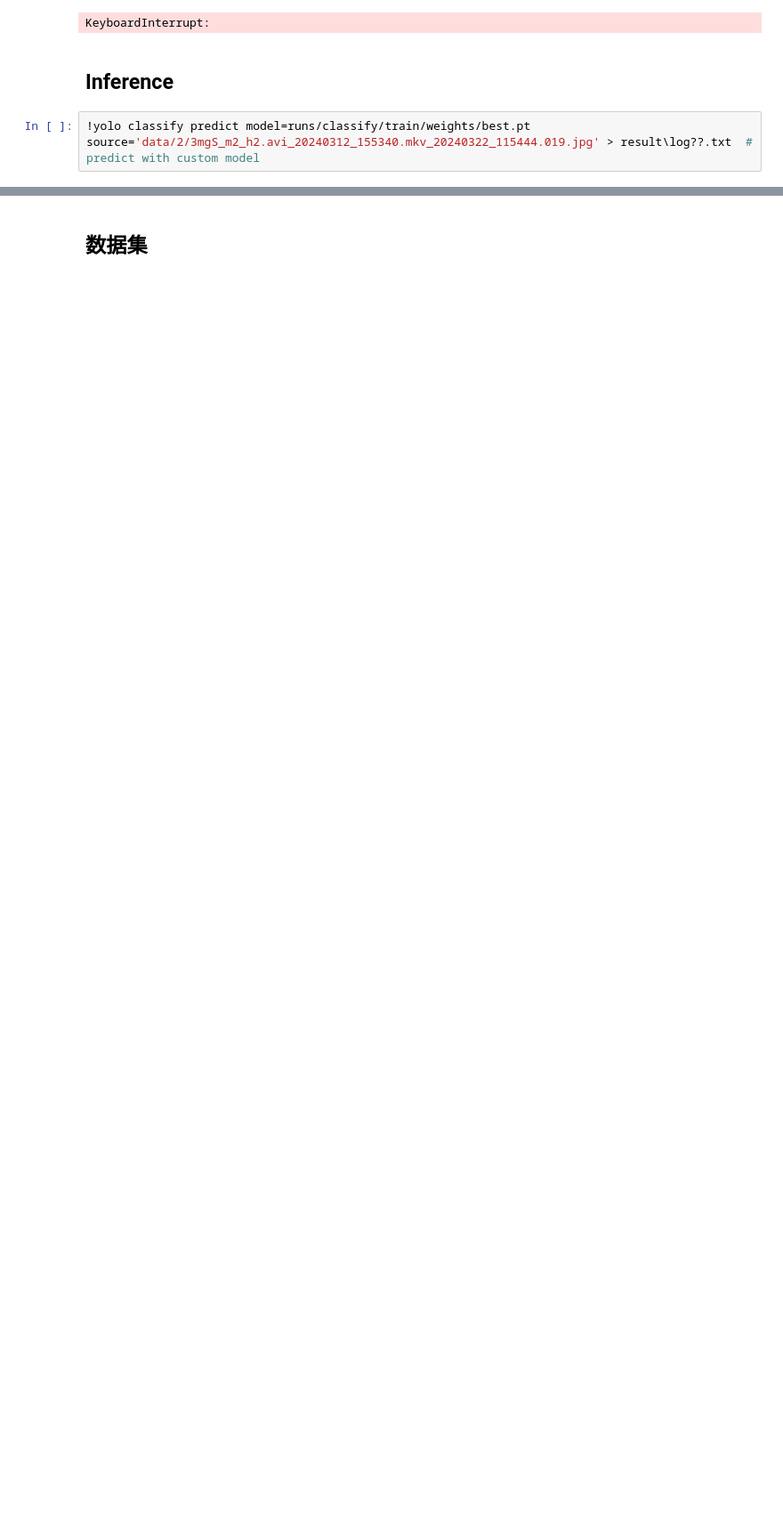
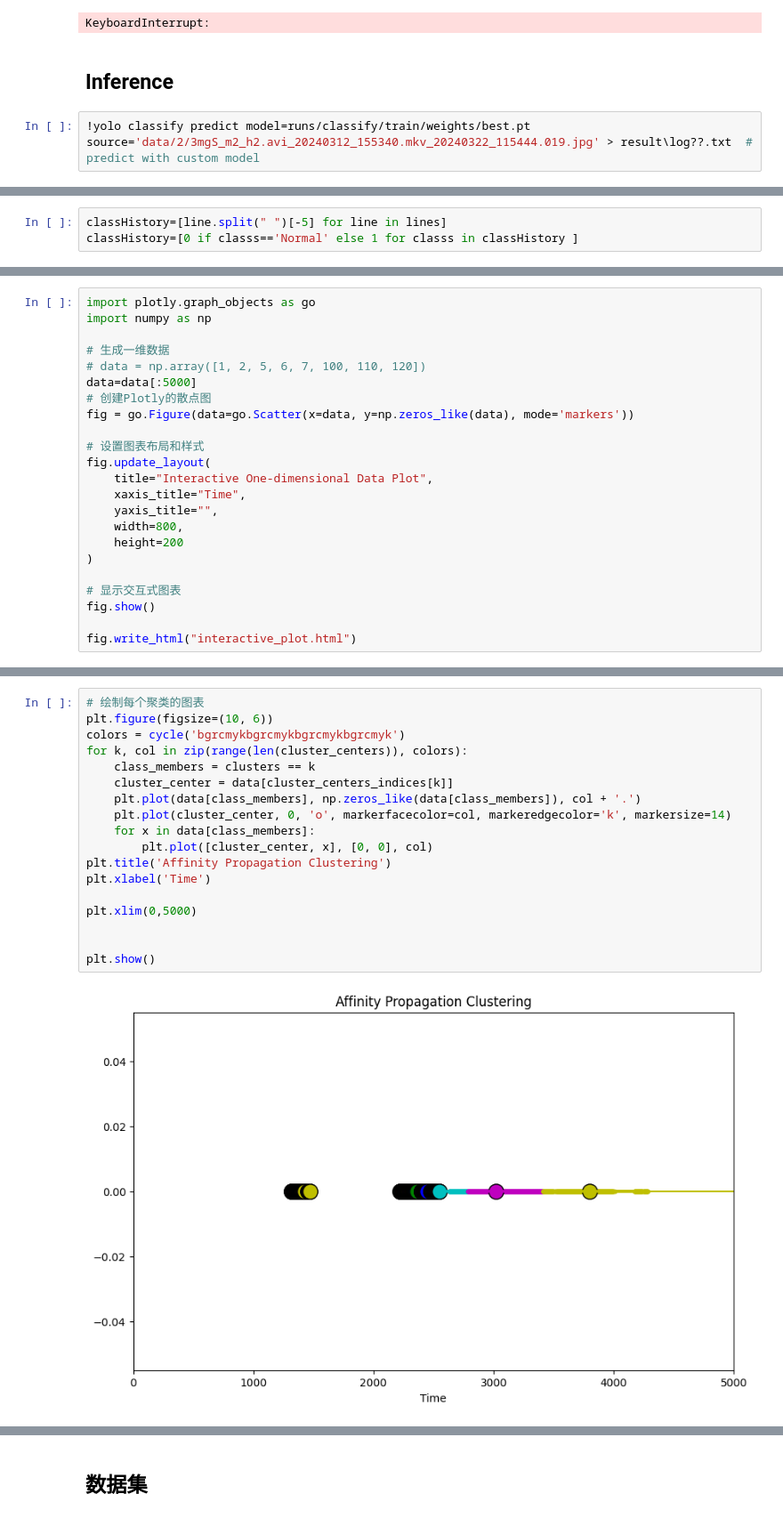
Before and after one commit to arnoliudaxia/mouseMotion_Recognition, a Jupyter notebook: yolo.ipynb, the cells around one changed output, grey strips where cells are left out. Shown at 89% size. Drawn from its saved outputs; the diff is of its cells as text; blank space fills up the shorter version.

```diff
--- a/yolo.ipynb
+++ b/yolo.ipynb
@@ -126,0 +136,3 @@ KeyboardInterrupt:
+# %%
+classHistory=[line.split(" ")[-5] for line in lines]
+classHistory=[0 if classs=='Normal' else 1 for classs in classHistory ]
@@ -126,0 +149,23 @@ KeyboardInterrupt:
+# %%
+import plotly.graph_objects as go
+import numpy as np
+
+# 生成一维数据
+# data = np.array([1, 2, 5, 6, 7, 100, 110, 120])
+data=data[:5000]
+# 创建Plotly的散点图
+fig = go.Figure(data=go.Scatter(x=data, y=np.zeros_like(data), mode='markers'))
+
+# 设置图表布局和样式
+fig.update_layout(
+    title="Interactive One-dimensional Data Plot",
+    xaxis_title="Time",
+    yaxis_title="",
+    width=800,
+    height=200
+)
+
+# 显示交互式图表
+fig.show()
+
+fig.write_html("interactive_plot.html")
@@ -126,0 +178,20 @@ KeyboardInterrupt:
+# %%
+# 绘制每个聚类的图表
+plt.figure(figsize=(10, 6))
+colors = cycle('bgrcmykbgrcmykbgrcmykbgrcmyk')
+for k, col in zip(range(len(cluster_centers)), colors):
+    class_members = clusters == k
+    cluster_center = data[cluster_centers_indices[k]]
+    plt.plot(data[class_members], np.zeros_like(data[class_members]), col + '.')
+    plt.plot(cluster_center, 0, 'o', markerfacecolor=col, markeredgecolor='k', markersize=14)
+    for x in data[class_members]:
+        plt.plot([cluster_center, x], [0, 0], col)
+plt.title('Affinity Propagation Clustering')
+plt.xlabel('Time')
+
+plt.xlim(0,5000)
+
+
+plt.show()
+# %% [output]
+[figure, added]
```
Also changed, not shown: parts of 10 cells of this notebook, 2 other files.
